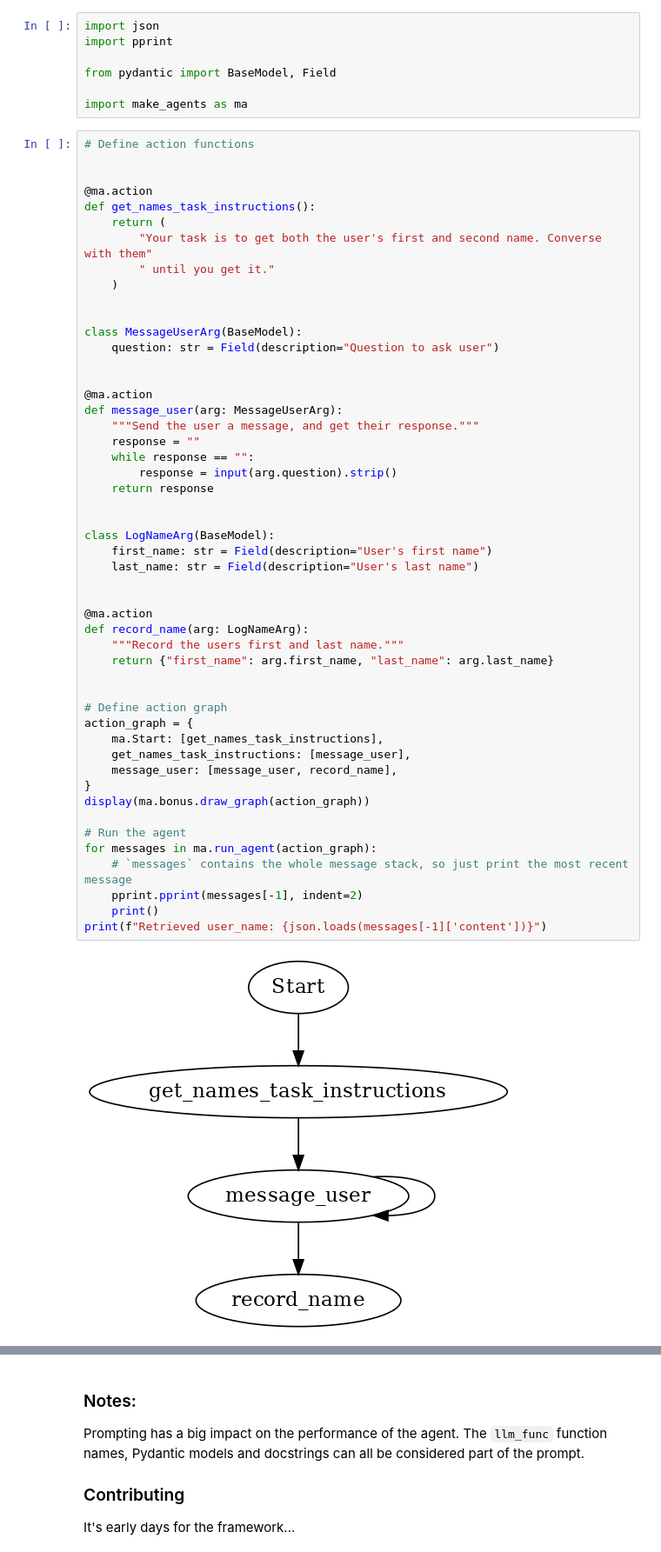
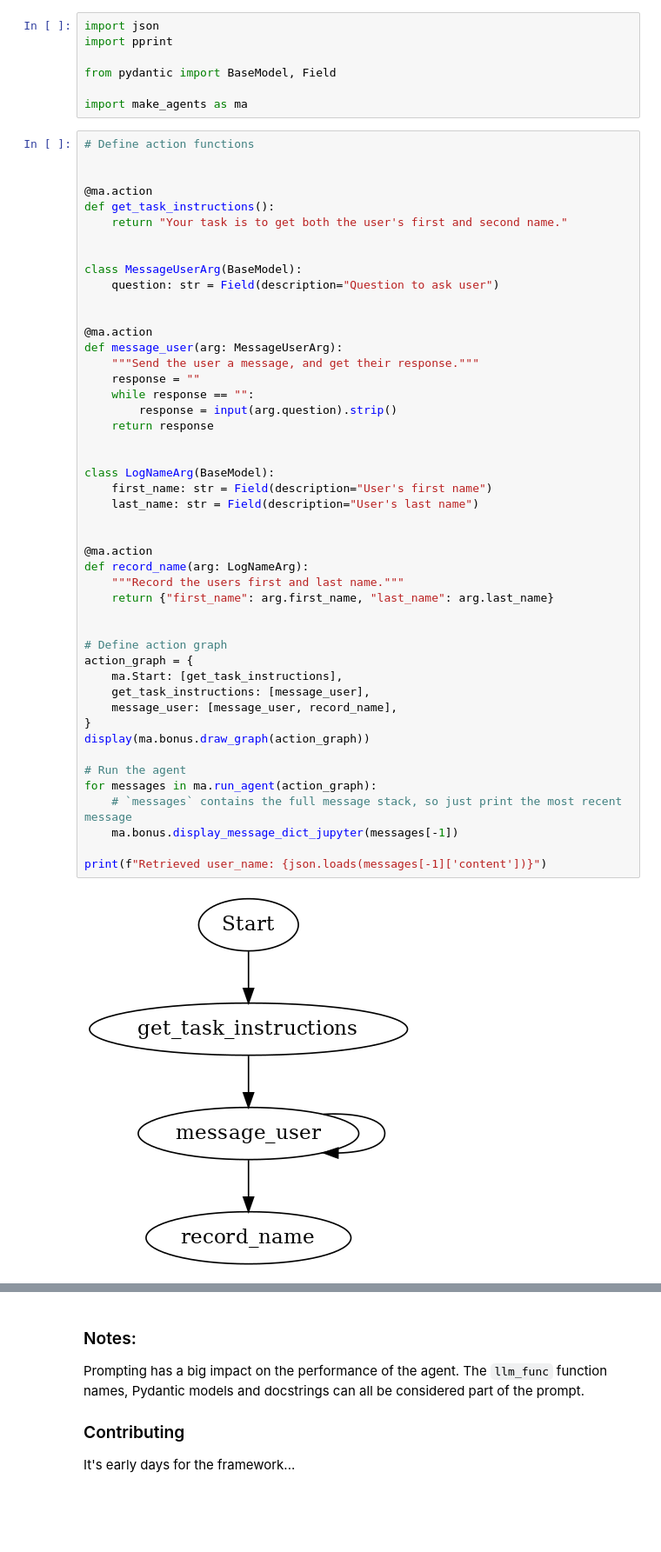
Before and after one commit to sradc/MakeAgents, a Jupyter notebook: README.ipynb, the cells around one changed output, grey strips where cells are left out. Shown at 87% size. Saved outputs shown, nothing was run; the diff lists cells and outputs as text; blank space fills up the shorter version.

```diff
--- a/README.ipynb
+++ b/README.ipynb
@@ -49,11 +49,8 @@ import make_agents as ma
 
 
 @ma.action
-def get_names_task_instructions():
-    return (
-        "Your task is to get both the user's first and second name. Converse with them"
-        " until you get it."
-    )
+def get_task_instructions():
+    return "Your task is to get both the user's first and second name."
 
 
 class MessageUserArg(BaseModel):
@@ -63,36 +60,36 @@ class MessageUserArg(BaseModel):
 @ma.action
 def message_user(arg: MessageUserArg):
     """Send the user a message, and get their response."""
     response = ""
     while response == "":
         response = input(arg.question).strip()
     return response
 
 
 class LogNameArg(BaseModel):
     first_name: str = Field(description="User's first name")
     last_name: str = Field(description="User's last name")
 
 
 @ma.action
 def record_name(arg: LogNameArg):
     """Record the users first and last name."""
     return {"first_name": arg.first_name, "last_name": arg.last_name}
 
 
 # Define action graph
 action_graph = {
-    ma.Start: [get_names_task_instructions],
-    get_names_task_instructions: [message_user],
+    ma.Start: [get_task_instructions],
+    get_task_instructions: [message_user],
     message_user: [message_user, record_name],
 }
 display(ma.bonus.draw_graph(action_graph))
 
 # Run the agent
 for messages in ma.run_agent(action_graph):
-    # `messages` contains the whole message stack, so just print the most recent message
-    pprint.pprint(messages[-1], indent=2)
-    print()
+    # `messages` contains the full message stack, so just print the most recent message
+    ma.bonus.display_message_dict_jupyter(messages[-1])
+
 print(f"Retrieved user_name: {json.loads(messages[-1]['content'])}")
 # %% [output]
-[figure, old version]
+[figure, new version]
```
Also changed, not shown: parts of 2 cells of this notebook, 8 other files.
